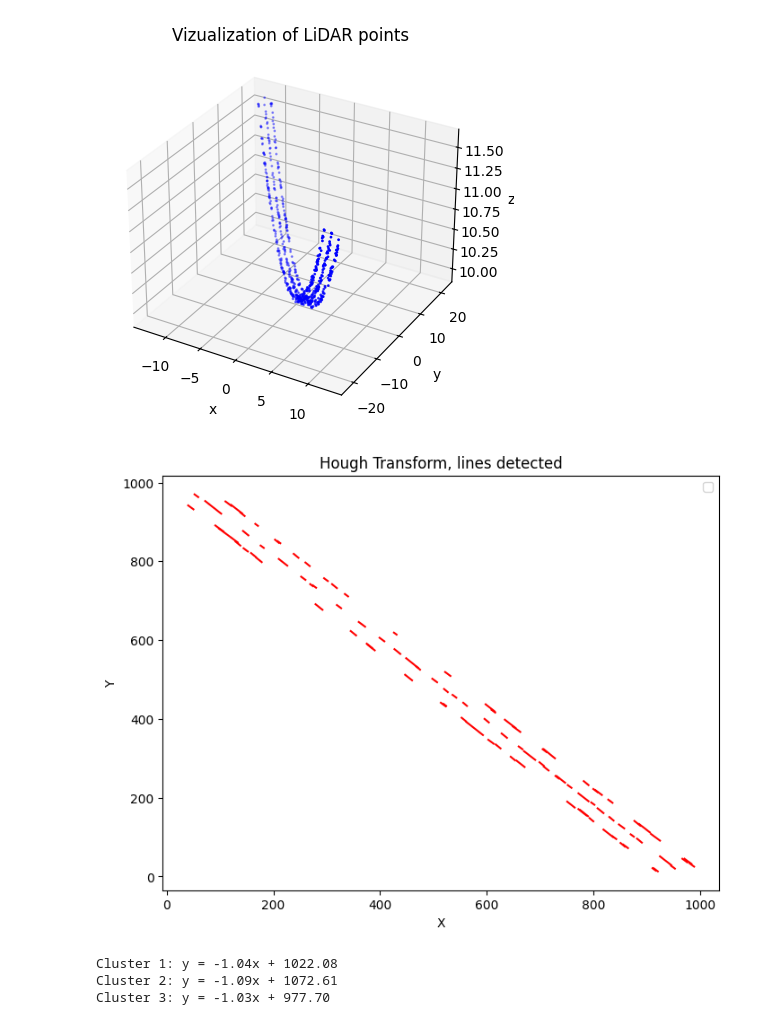
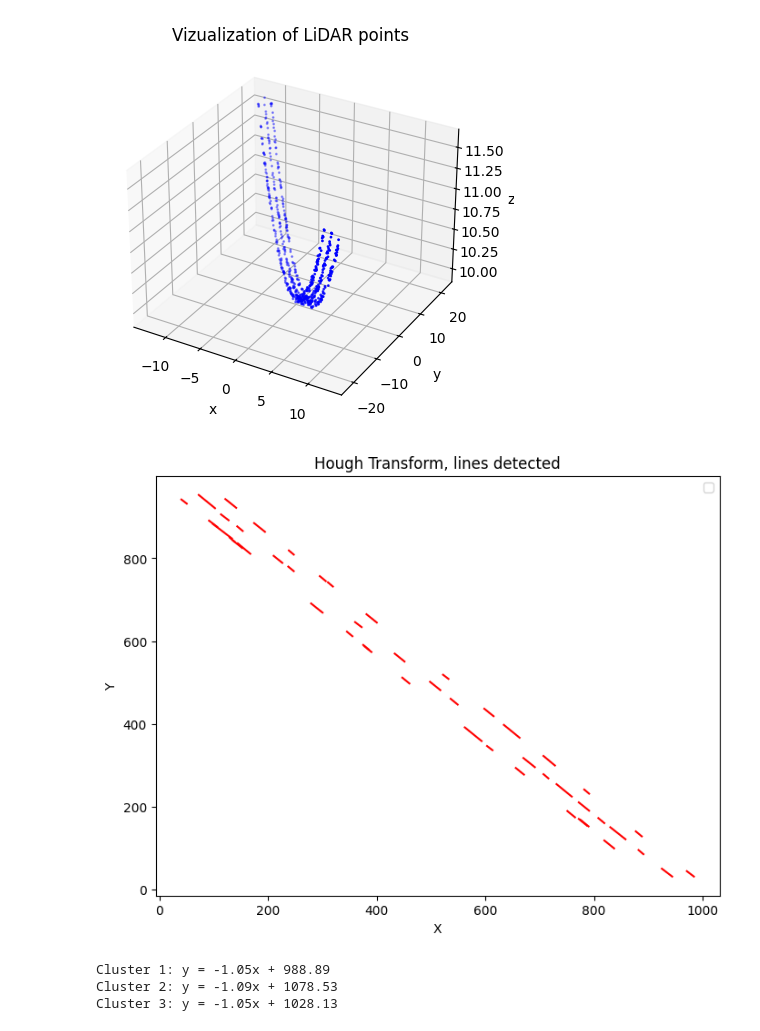
Before and after one commit to ofondeur/catenary_models, a Jupyter notebook: code.ipynb, the cells around one changed output. Saved outputs shown, nothing was run; the diff lists cells and outputs as text; code cells hidden in the pictures.

```diff
--- a/code.ipynb
+++ b/code.ipynb
@@ -23,35 +27,35 @@ plt.show()
 points_xy = easy_data[['x', 'y']].values
 
 
 img_size = (1000, 1000)
 
 # Take the extremes of the points to normalize the coordinates
 x_min, x_max = points_xy[:, 0].min(), points_xy[:, 0].max()
 y_min, y_max = points_xy[:, 1].min(), points_xy[:, 1].max()
 
 # Normalization
 x_normalized = np.clip((points_xy[:, 0] - x_min) / (x_max - x_min) * (img_size[1] - 1), 0, img_size[1] - 1)
 y_normalized = np.clip((points_xy[:, 1] - y_min) / (y_max - y_min) * (img_size[0] - 1), 0, img_size[0] - 1)
 
 # Create a binary image
 edges = np.zeros(img_size, dtype=np.uint8)
 edges[y_normalized.astype(int), x_normalized.astype(int)] = 1
 
 # Hough Transform
-lines = probabilistic_hough_line(edges, threshold=10, line_length=5, line_gap=10)
+lines = probabilistic_hough_line(edges, threshold=10, line_length=10, line_gap=10)
 
 plt.figure(figsize=(8, 6))
 for line in lines:
     p0, p1 = line
     plt.plot([p0[0], p1[0]], [p0[1], p1[1]], color='red')
 
 plt.xlabel('X')
 plt.ylabel('Y')
 plt.title('Hough Transform, lines detected')
 plt.legend()
 plt.show()
 # %% [output]
-[figure, old version]
+[figure, new version]
 # %%
 def calculate_slope_intercept(p0, p1):
     x0, y0 = p0
@@ -94,9 +98,9 @@ for label in set(labels):
 
     print(f"Cluster {label + 1}: y = {avg_slope:.2f}x + {avg_intercept:.2f}")
 # %% [output]
-Cluster 1: y = -1.04x + 1022.08
-Cluster 2: y = -1.09x + 1072.61
-Cluster 3: y = -1.03x + 977.70
+Cluster 1: y = -1.05x + 988.89
+Cluster 2: y = -1.09x + 1078.53
+Cluster 3: y = -1.05x + 1028.13
 # %%
 # Denormalization function
 def denormalize_slope_intercept(slope_norm, intercept_norm, x_min, x_max, y_min, y_max):
```
Also changed, not shown: parts of 8 cells of this notebook.
